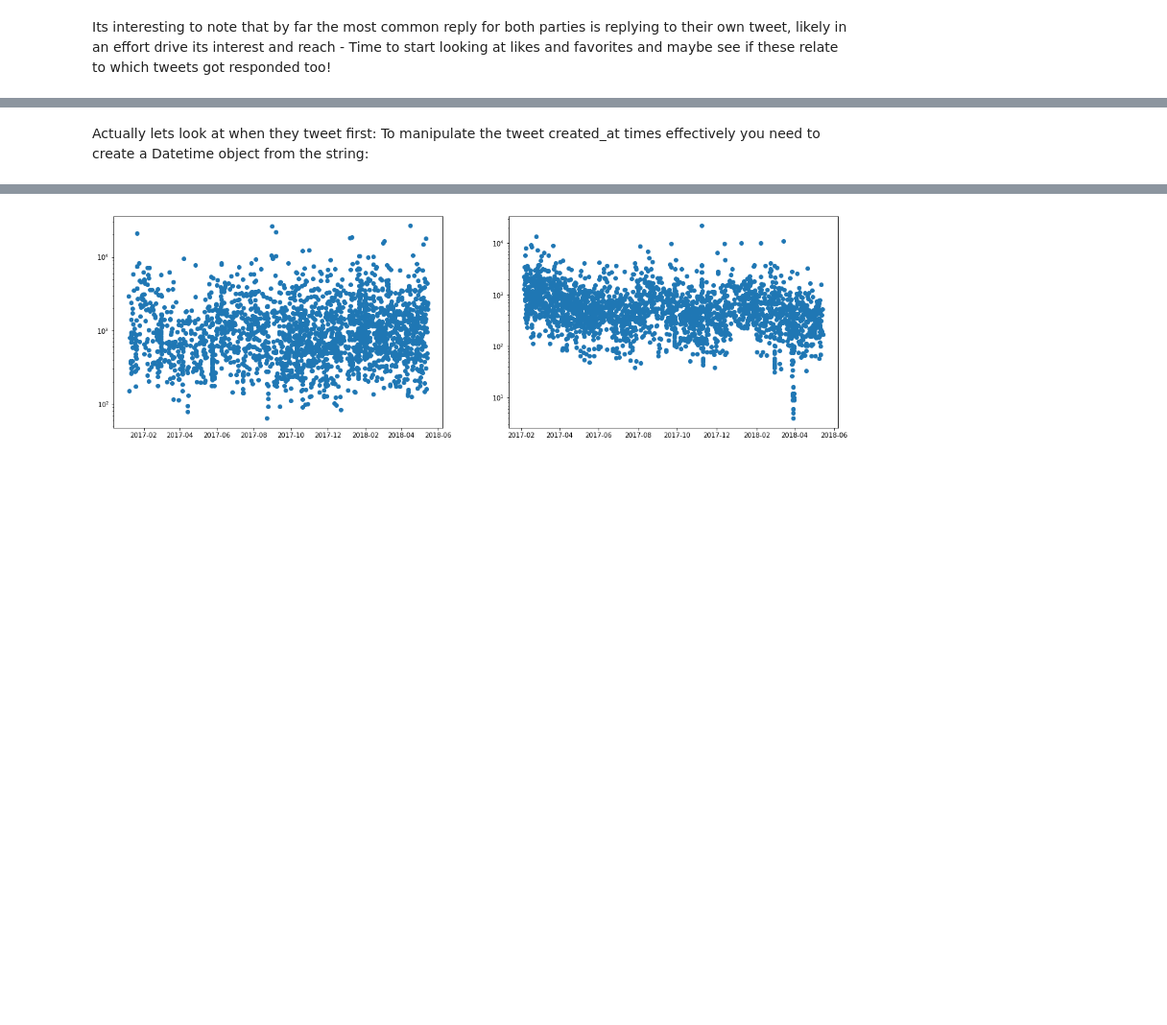
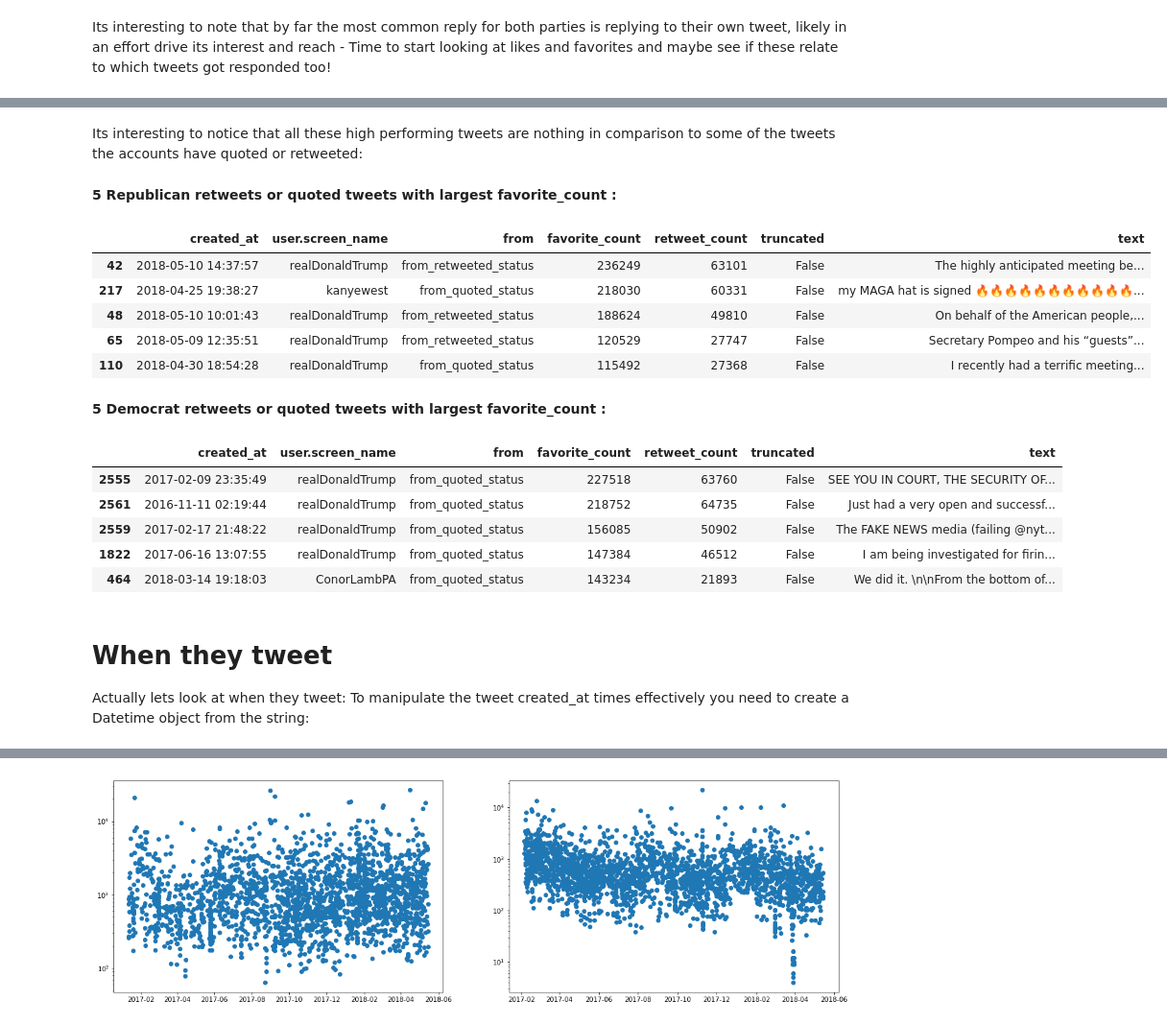
Before and after one commit to alsnkline/TwitterExploration, a Jupyter notebook: Twitter Exploration.ipynb, the cells around one changed output, grey strips where cells are left out. Shown at 96% size. Cells and saved outputs as stored; diff of their text form; code cells hidden in the pictures; blank space fills up the shorter version.

```diff
--- a/Twitter Exploration.ipynb
+++ b/Twitter Exploration.ipynb
@@ -219,5 +266,28 @@ In fact the Democrats have 59 tweets with 0 favorites and the Republicans have 4
+# %% [markdown]
+Its interesting to notice that all these high performing tweets are nothing in comparison to some of the tweets the accounts have quoted or retweeted:
+# %%
+display(Markdown('**5 Republican retweets or quoted tweets with largest favorite_count :**'))
+display(rep.nlargest(5,['favorite_count'])[['created_at', 'user.screen_name', 'from', 'favorite_count', 'retweet_count', 'truncated', 'text']])
+display(Markdown('**5 Democrat retweets or quoted tweets with largest favorite_count :**'))
+display(dem.nlargest(5,['favorite_count'])[['created_at','user.screen_name', 'from', 'favorite_count', 'retweet_count', 'truncated', 'text']])
+# %% [output]
+**5 Republican retweets or quoted tweets with largest favorite_count :**
+|  | created_at | user.screen_name | from | favorite_count | retweet_count | truncated | text |
+| 42 | 2018-05-10 14:37:57 | realDonaldTrump | from_retweeted_status | 236249 | 63101 | False | The highly anticipated meeting be... |
+| 217 | 2018-04-25 19:38:27 | kanyewest | from_quoted_status | 218030 | 60331 | False | my MAGA hat is signed 🔥🔥🔥🔥🔥🔥🔥🔥🔥🔥🔥... |
+| 48 | 2018-05-10 10:01:43 | realDonaldTrump | from_retweeted_status | 188624 | 49810 | False | On behalf of the American people,... |
+| 65 | 2018-05-09 12:35:51 | realDonaldTrump | from_retweeted_status | 120529 | 27747 | False | Secretary Pompeo and his “guests”... |
+| 110 | 2018-04-30 18:54:28 | realDonaldTrump | from_quoted_status | 115492 | 27368 | False | I recently had a terrific meeting... |
+**5 Democrat retweets or quoted tweets with largest favorite_count :**
+|  | created_at | user.screen_name | from | favorite_count | retweet_count | truncated | text |
+| 2555 | 2017-02-09 23:35:49 | realDonaldTrump | from_quoted_status | 227518 | 63760 | False | SEE YOU IN COURT, THE SECURITY OF... |
+| 2561 | 2016-11-11 02:19:44 | realDonaldTrump | from_quoted_status | 218752 | 64735 | False | Just had a very open and successf... |
+| 2559 | 2017-02-17 21:48:22 | realDonaldTrump | from_quoted_status | 156085 | 50902 | False | The FAKE NEWS media (failing @nyt... |
+| 1822 | 2017-06-16 13:07:55 | realDonaldTrump | from_quoted_status | 147384 | 46512 | False | I am being investigated for firin... |
+| 464 | 2018-03-14 19:18:03 | ConorLambPA | from_quoted_status | 143234 | 21893 | False | We did it. \n\nFrom the bottom of... |
 # %% [markdown]
-Actually lets look at when they tweet first:
+# When they tweet
+Actually lets look at when they tweet:
 To manipulate the tweet created_at times effectively you need to create a Datetime object from the string:
 # %%
 def add_created_at_date_col(df):
```
Also changed, not shown: parts of 21 cells of this notebook.
